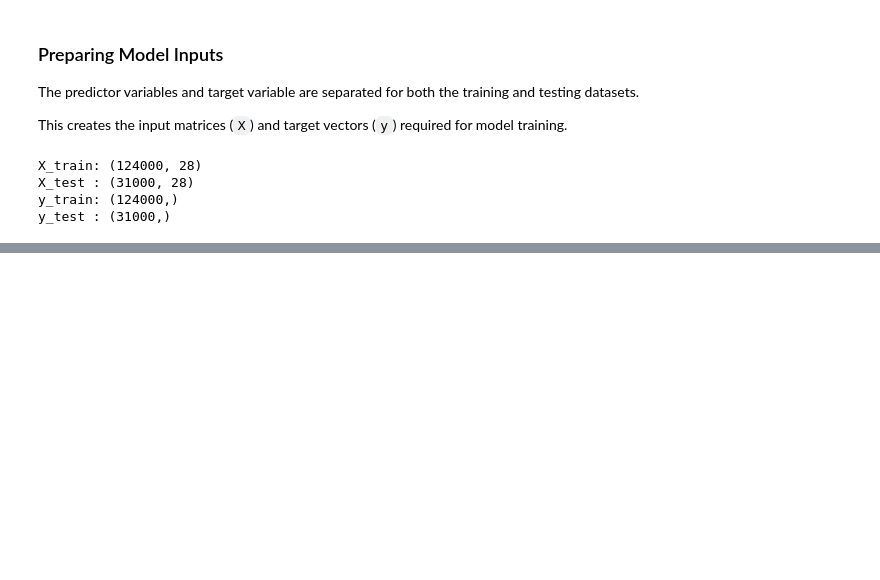
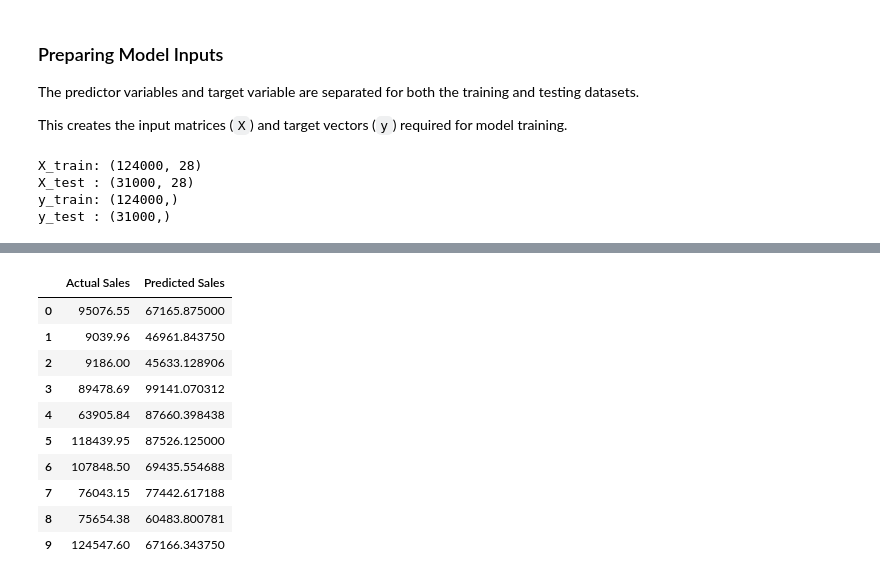
Before and after one commit to DevashishVidhate/Retail-Supply-Chain-Analytics, a Jupyter notebook: notebooks/02_sales_forecasting_models.ipynb, the cells around one changed output, grey strips where cells are left out. Cells and saved outputs as stored; diff of their text form; code cells hidden in the pictures; blank space fills up the shorter version.

```diff
--- a/notebooks/02_sales_forecasting_models.ipynb
+++ b/notebooks/02_sales_forecasting_models.ipynb
@@ -323,0 +694,18 @@ y_test : (31000,)
+# %%
+# =====================================================
+# TRAIN XGBOOST MODEL
+# =====================================================
+
+xgb_model = XGBRegressor(
+    n_estimators=300,
+    learning_rate=0.05,
+    max_depth=8,
+    subsample=0.8,
+    colsample_bytree=0.8,
+    random_state=42,
+    objective="reg:squarederror"
+)
+
+xgb_model.fit(X_train, y_train)
+
+print("XGBoost model trained successfully.")
@@ -323,0 +720,25 @@ y_test : (31000,)
+# %%
+# =====================================================
+# XGBOOST PREDICTIONS
+# =====================================================
+
+xgb_predictions = xgb_model.predict(X_test)
+
+display(
+    pd.DataFrame({
+        "Actual Sales": y_test.head(10).values,
+        "Predicted Sales": xgb_predictions[:10]
+    })
+)
+# %% [output]
+|  | Actual Sales | Predicted Sales |
+| 0 | 95076.55 | 67165.875000 |
+| 1 | 9039.96 | 46961.843750 |
+| 2 | 9186.00 | 45633.128906 |
+| 3 | 89478.69 | 99141.070312 |
+| 4 | 63905.84 | 87660.398438 |
+| 5 | 118439.95 | 87526.125000 |
+| 6 | 107848.50 | 69435.554688 |
+| 7 | 76043.15 | 77442.617188 |
+| 8 | 75654.38 | 60483.800781 |
+| 9 | 124547.60 | 67166.343750 |
```
Also changed, not shown: parts of 33 cells of this notebook, 1 other file.
